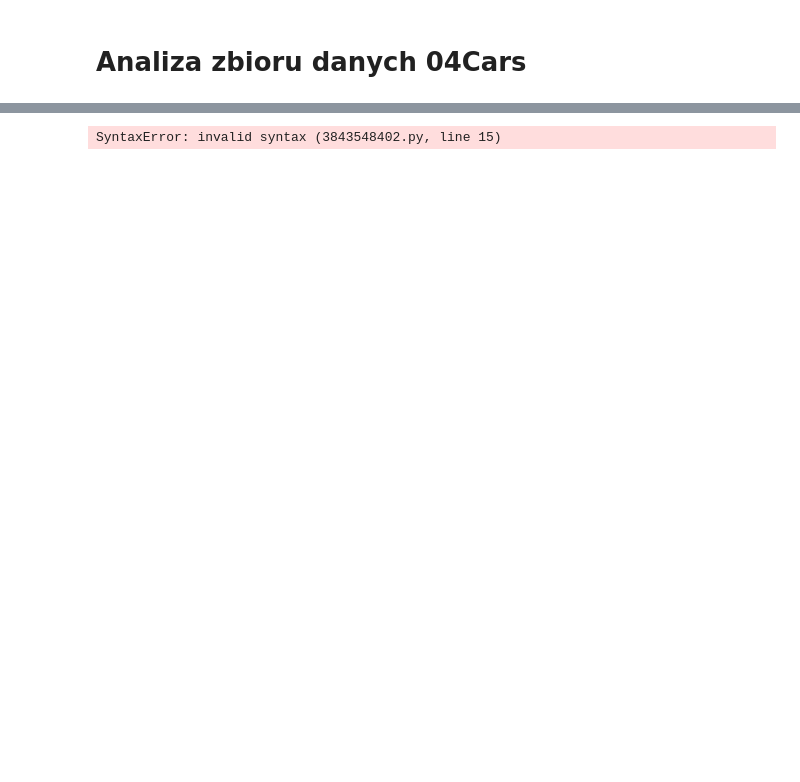
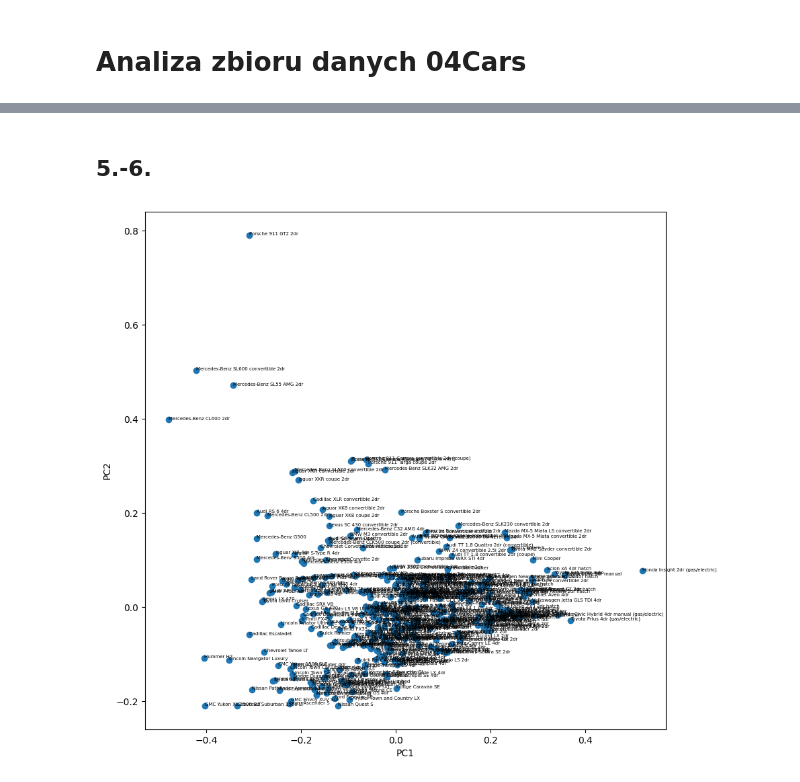
Before and after one commit to jupiterb/agh-data-science, a Jupyter notebook: 1/data_exploration/labs/lab1.ipynb, the cells around one changed output, grey strips where cells are left out. Cells and saved outputs as stored; diff of their text form; code cells hidden in the pictures; blank space fills up the shorter version.

```diff
--- a/1/data_exploration/labs/lab1.ipynb
+++ b/1/data_exploration/labs/lab1.ipynb
@@ -168,19 +180,28 @@ array([9.99021356e-01, 5.65502109e-04, 4.11324629e-04, 1.61713058e-06,
+# %% [markdown]
+## 5.-6.
 # %%
-def myplot(score, coeff, labels=None):
+def pc_plot(score, coeff, names=None, labels=None):
     plt.figure(figsize=(10,10))
     plt.xlabel("PC1")
     plt.ylabel("PC2")
-    x = score[1, 0]
-    y = score[1, 1]
-    n = coeff.shape[0]
-    scalex = 1.0 / (x.max() -x.min())
-    scaley = 1.0 / (y.max() -y.min())
-    plt.scatter(x * scalex, y * scaley)
-    for i in range(n):
-        plt.arrow(0, 0, coeff[i, 0], coeff[1,1], color="r", ampha=0.3)
-        if labels is None:
-            plt.text(coeff[i,0], coeff[1,1], f"var {i}", color="g", ha="center"
-        else:
-            plt.text(coeff[i,0], coeff[1,1], labels[1], color="g", ha="center")
+
+    x = score[:, 0]
+    y = score[:, 1]
+    x /= (x.max() -x.min())
+    y /= (y.max() -y.min())
+
+    plt.scatter(x, y)
+    if names:
+        for i, name in enumerate(names):
+            plt.annotate(name, (x[i], y[i]), size=5)
+
+    if labels:
+        for i, label in enumerate(labels):
+            plt.arrow(0, 0, coeff[i, 0], coeff[i, 1], color="r", alpha=0.3)
+            plt.text(coeff[i, 0], coeff[i, 1], label, color="g", ha="center")
+
+    plt.show()
-# %% [output]
-SyntaxError: invalid syntax (3843548402.py, line 15)
+# %%
+pc_plot(cars_decomposed, cars_pca.components_.T, names=list(cars_df["Vehicle Name"]))
+# %% [output]
+[figure, added]
```
Also changed, not shown: parts of 35 cells of this notebook.
